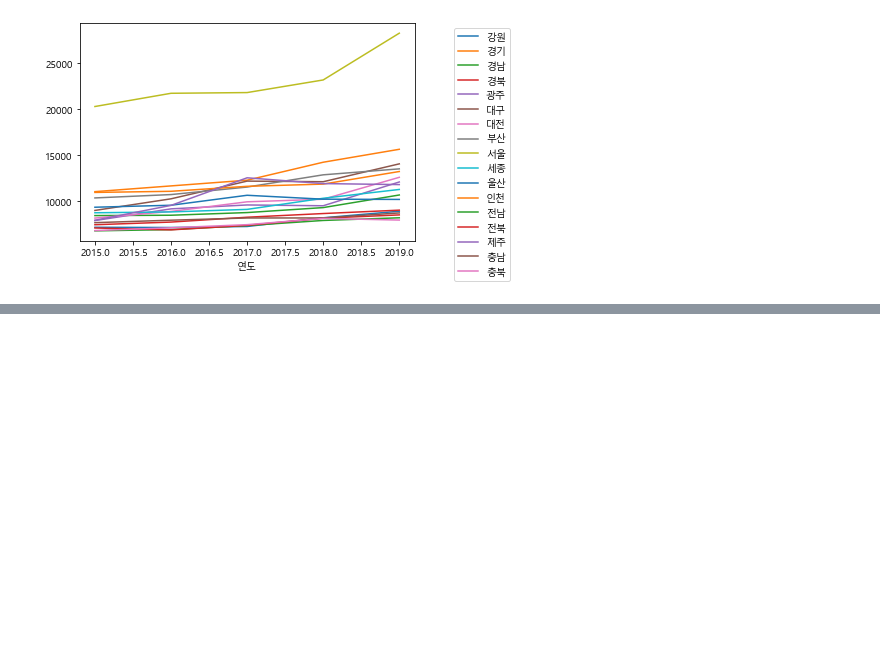
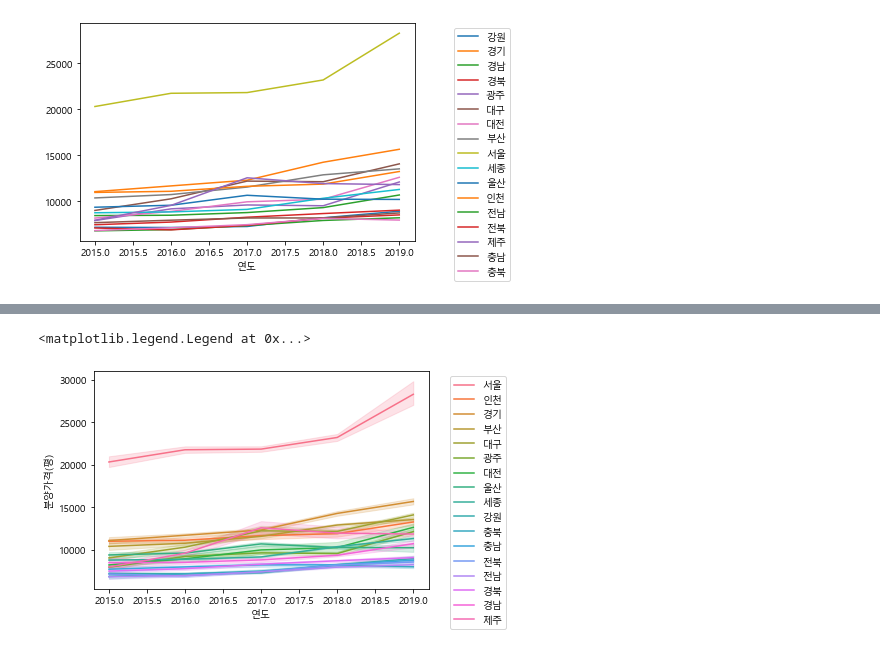
Before and after one commit to hckim96/open-data-analysis-basic-practice, a Jupyter notebook: apt-price.ipynb, the cells around one changed output, grey strips where cells are left out. Saved outputs shown, nothing was run; the diff lists cells and outputs as text; code cells hidden in the pictures; blank space fills up the shorter version.

```diff
--- a/apt-price.ipynb
+++ b/apt-price.ipynb
@@ -290,0 +321,6 @@ plt.legend(bbox_to_anchor=(1.3, 1))
+# %%
+sns.lineplot(data = df_19, x = "연도", y = "분양가격(평)", hue = "지역명")
+plt.legend(bbox_to_anchor = (1.05, 1))
+# %% [output]
+<matplotlib.legend.Legend at 0x...>
+[figure, added]
```
Also changed, not shown: parts of 14 cells of this notebook.
